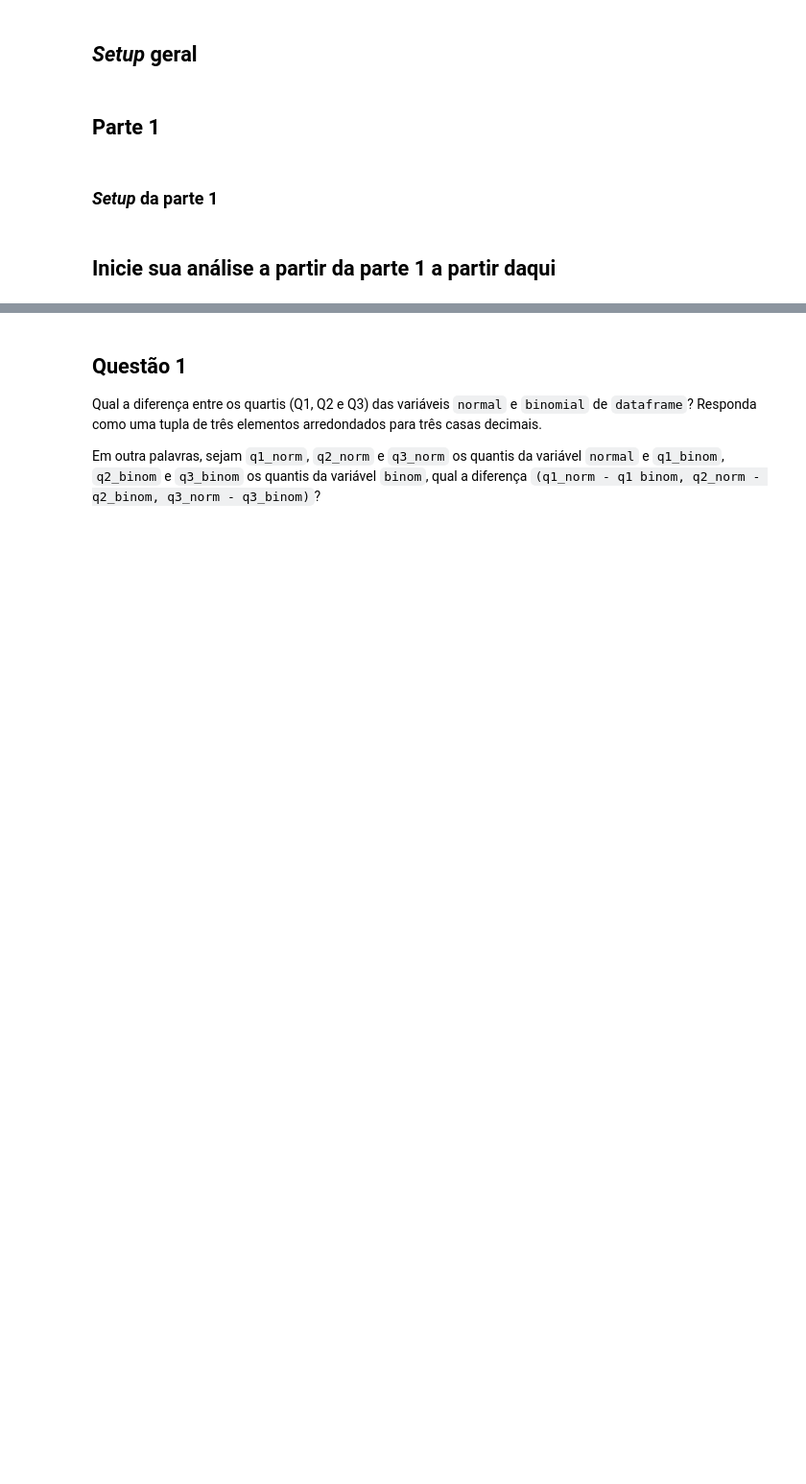
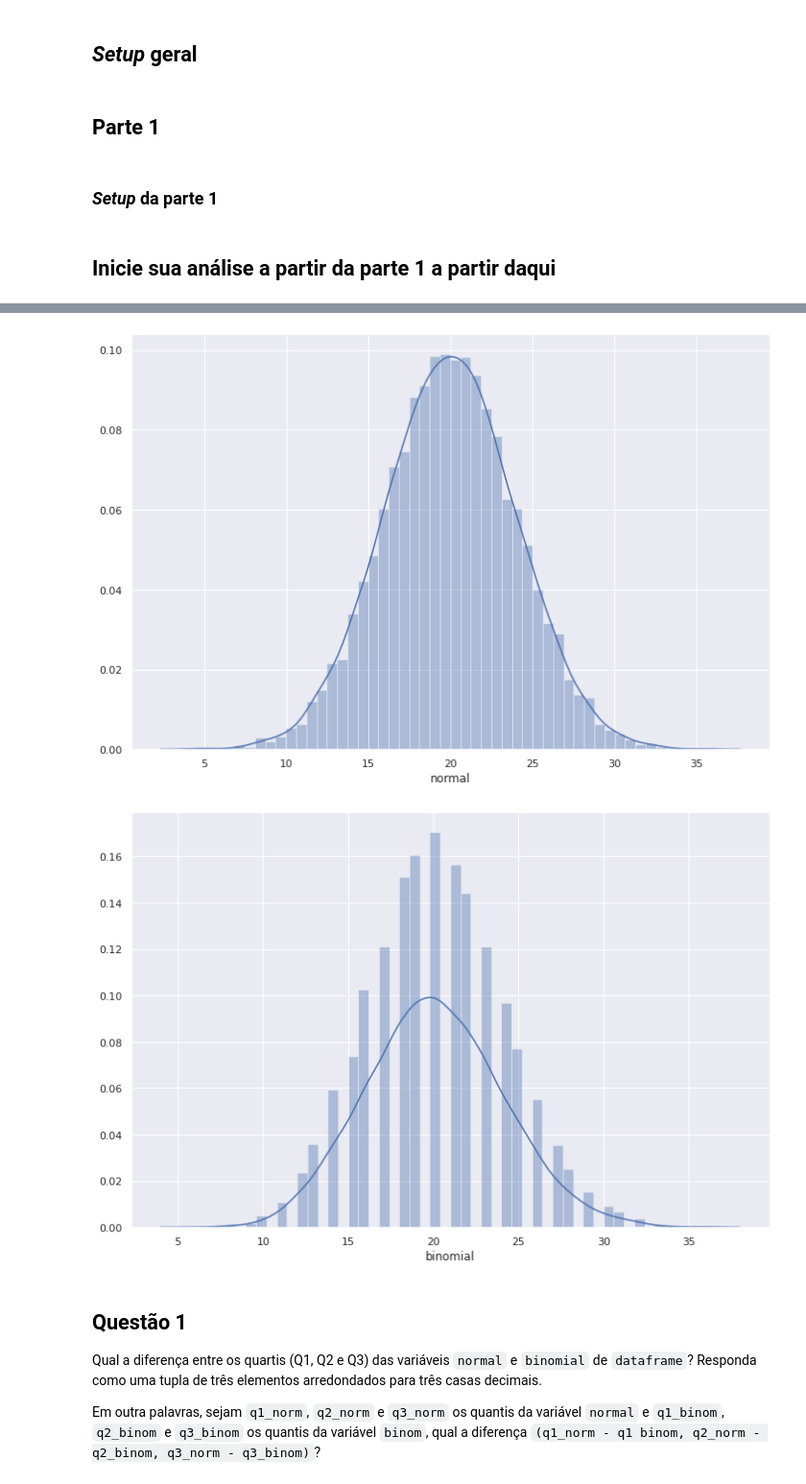
Before and after one commit to rodrigo-segui/AceleradevDataScience, a Jupyter notebook: Desafio2/main.ipynb, the cells around one changed output, grey strips where cells are left out. Shown at 96% size. Cells and saved outputs as stored; diff of their text form; code cells hidden in the pictures; blank space fills up the shorter version.

```diff
--- a/Desafio2/main.ipynb
+++ b/Desafio2/main.ipynb
@@ -19,14 +19,14 @@ import scipy.stats as sct
 import seaborn as sns
 from statsmodels.distributions.empirical_distribution import ECDF
 # %%
-#%matplotlib inline
+%matplotlib inline
 
-#from IPython.core.pylabtools import figsize
+from IPython.core.pylabtools import figsize
 
 
-#figsize(12, 8)
+figsize(12, 8)
 
-#sns.set()
+sns.set()
 # %% [markdown]
 ## Parte 1
 # %% [markdown]
@@ -43,3 +50,11 @@ dataframe = pd.DataFrame({"normal": sct.norm.rvs(20, 4, size=10000),
+# %%
+sns.distplot(dataframe.normal)
+plt.show()
+sns.distplot(dataframe.binomial)
+plt.show()
+# %% [output]
+[figure, added]
+[figure, added]
 # %% [markdown]
 ## Questão 1
 
```
Also changed, not shown: parts of 10 cells of this notebook, 1 other file.
